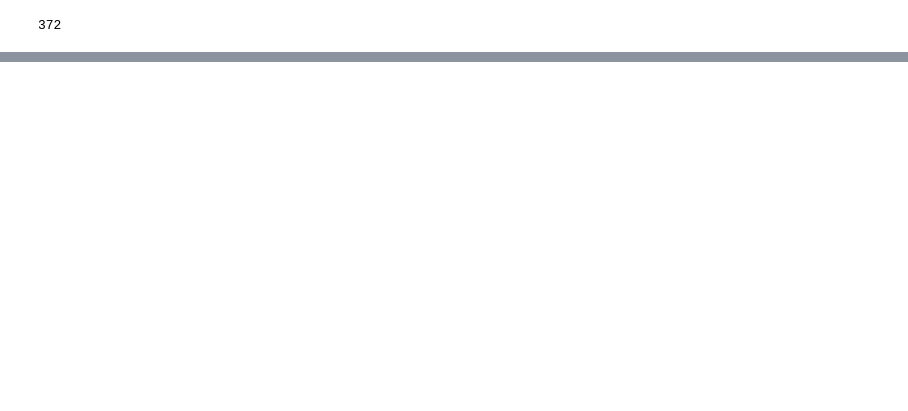
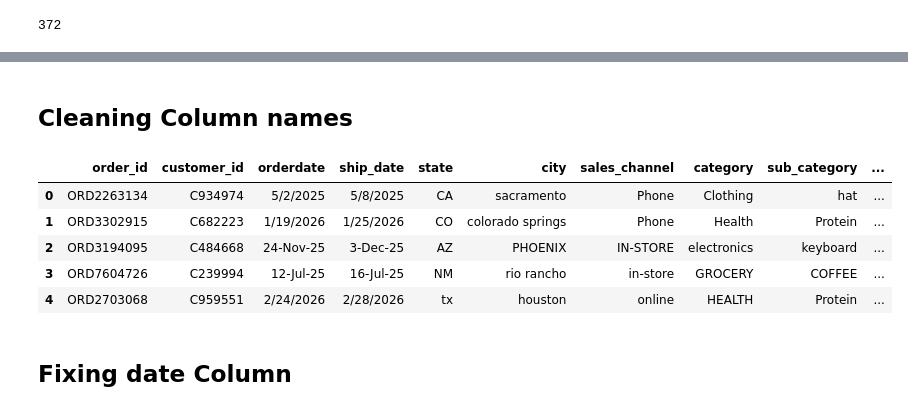
Before and after one commit to revanthpandy/Pandas, a Jupyter notebook: cleaningDataSet.ipynb, the cells around one changed output, grey strips where cells are left out. Drawn from its saved outputs; the diff is of its cells as text; code cells hidden in the pictures; blank space fills up the shorter version.

```diff
--- a/cleaningDataSet.ipynb
+++ b/cleaningDataSet.ipynb
@@ -37,0 +62,20 @@ df.head(20)
+# %% [markdown]
+## Cleaning Column names
+# %%
+df.columns = (
+    df.columns
+    .str.strip()
+    .str.lower()
+    .str.replace(" ", "_")
+)
+# %%
+df.head()
+# %% [output]
+|  | order_id | customer_id | orderdate | ship_date | state | city | sales_channel | category | sub_category | ... |
+| 0 | ORD2263134 | C934974 | 5/2/2025 | 5/8/2025 | CA | sacramento | Phone | Clothing | hat | ... |
+| 1 | ORD3302915 | C682223 | 1/19/2026 | 1/25/2026 | CO | colorado springs | Phone | Health | Protein | ... |
+| 2 | ORD3194095 | C484668 | 24-Nov-25 | 3-Dec-25 | AZ | PHOENIX | IN-STORE | electronics | keyboard | ... |
+| 3 | ORD7604726 | C239994 | 12-Jul-25 | 16-Jul-25 | NM | rio rancho | in-store | GROCERY | COFFEE | ... |
+| 4 | ORD2703068 | C959551 | 2/24/2026 | 2/28/2026 | tx | houston | online | HEALTH | Protein | ... |
+# %% [markdown]
+## Fixing date Column
```
Also changed, not shown: parts of 26 cells of this notebook.
